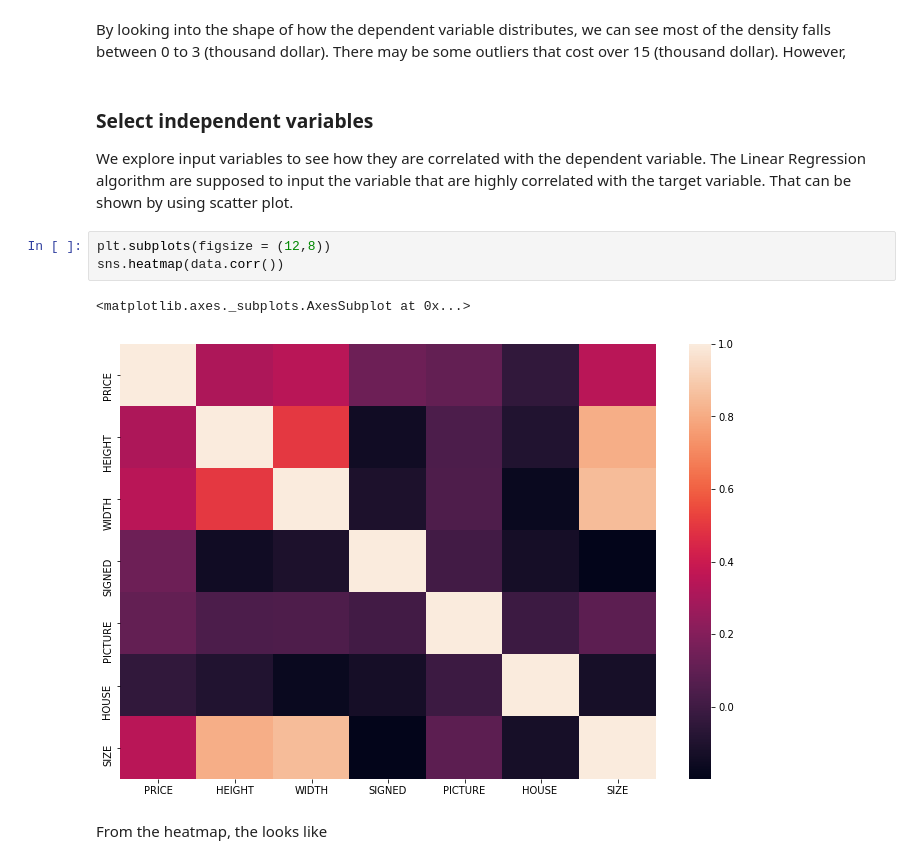
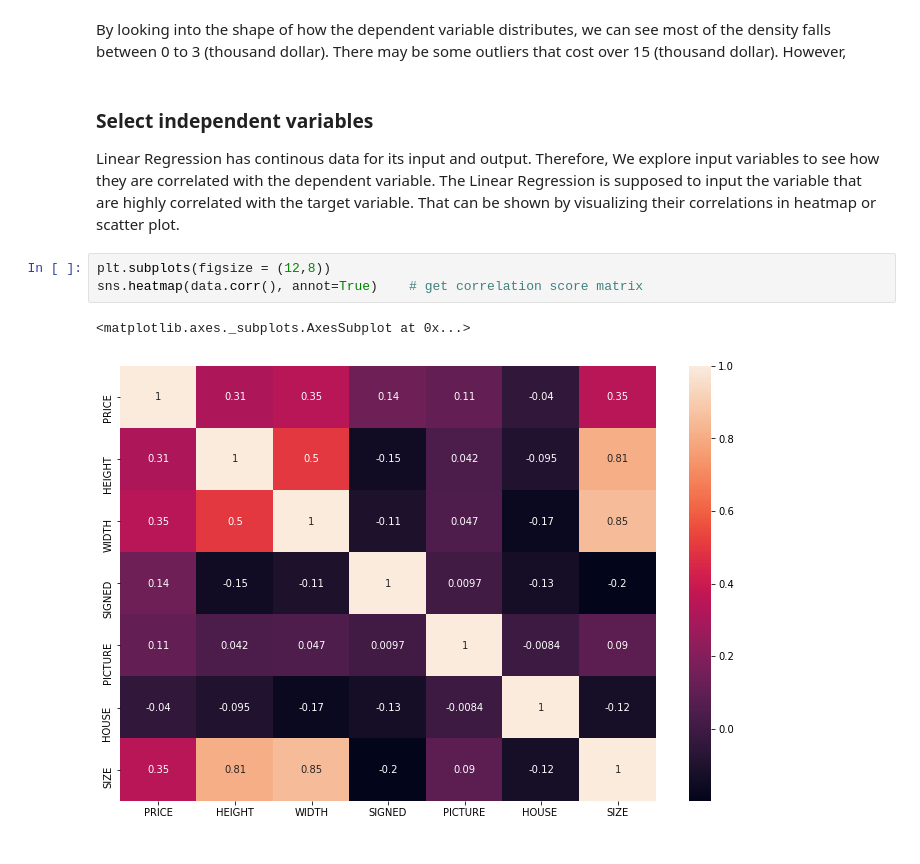
Before and after one commit to HuyenNguyenHelen/INFO-5505---Machine-learning, a Jupyter notebook: HuyenNguyen_Assignment_1.ipynb, the cells around one changed output. Drawn from its saved outputs; the diff is of its cells as text.

```diff
--- a/HuyenNguyen_Assignment_1.ipynb
+++ b/HuyenNguyen_Assignment_1.ipynb
@@ -97,12 +98,10 @@ sns.distplot(data['PRICE'], bins = 30)
 By looking into the shape of how the dependent variable distributes, we can see most of the density falls between 0 to 3 (thousand dollar). There may be some outliers that cost over 15 (thousand dollar). However,
 # %% [markdown]
 ### Select independent variables
-We explore input variables to see how they are correlated with the dependent variable. The Linear Regression algorithm are supposed to input the variable that are highly correlated with the target variable. That can be shown by using scatter plot.
+Linear Regression has continous data for its input and output. Therefore,  We explore input variables to see how they are correlated with the dependent variable. The Linear Regression is supposed to input the variable that are highly correlated with the target variable. That can be shown by visualizing their correlations in heatmap or scatter plot.
 # %%
 plt.subplots(figsize = (12,8))
-sns.heatmap(data.corr())
+sns.heatmap(data.corr(), annot=True)    # get correlation score matrix
 # %% [output]
 <matplotlib.axes._subplots.AxesSubplot at 0x...>
-[figure, old version]
+[figure, new version]
-# %% [markdown]
-From the heatmap, the looks like
```
Also changed, not shown: parts of 13 cells of this notebook.
